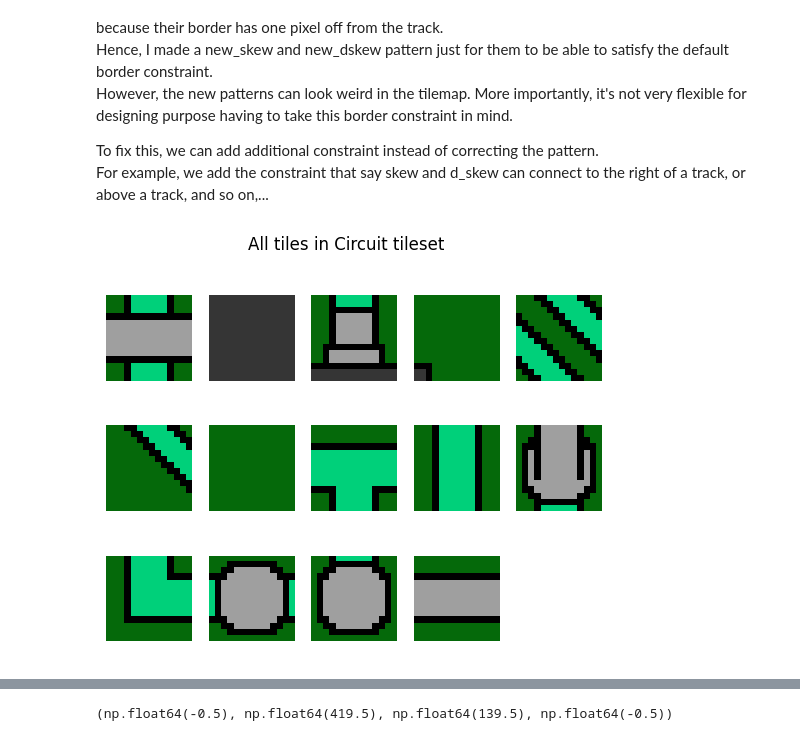
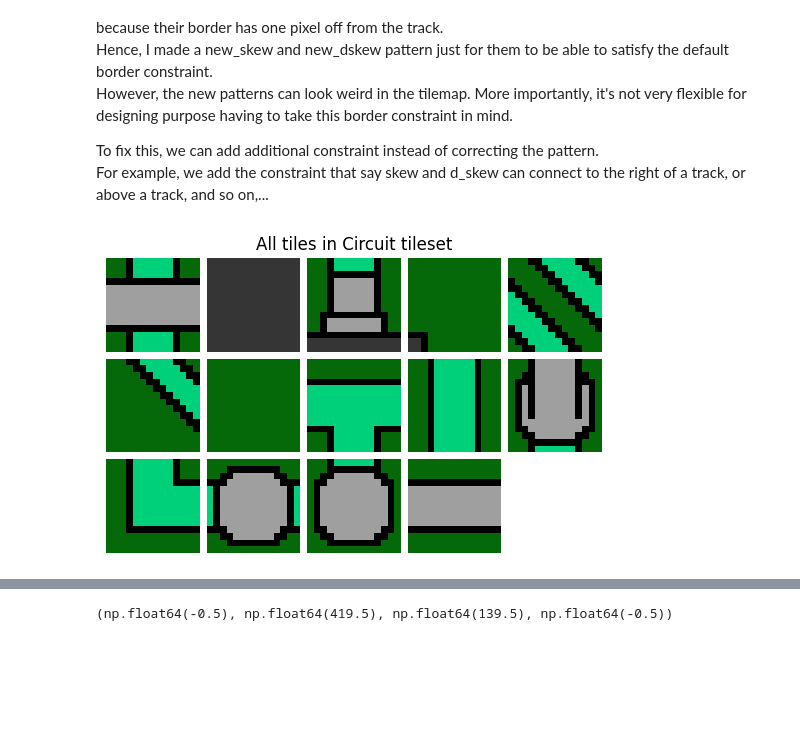
Before and after one commit to Ngoc-Cac/Wave-Function-Collapse, a Jupyter notebook: src/demo.ipynb, the cells around one changed output, grey strips where cells are left out. Saved outputs shown, nothing was run; the diff lists cells and outputs as text; code cells hidden in the pictures; blank space fills up the shorter version.

```diff
--- a/src/demo.ipynb
+++ b/src/demo.ipynb
@@ -81,16 +88,15 @@ For example, we add the constraint that say skew and d_skew can connect to the r
 # %%
 tileset_name = 'Circuit'
 tile_folder = osp.join('..', 'images', 'tilesets', tileset_name)
 patterns = load_patterns(tile_folder, rotate=False)
 
 #removing the new skew pattern
 patterns = patterns[:5] + patterns[7:]
 
-fig, axes = show_tiles(patterns)
-fig.suptitle(f'All tiles in {tileset_name} tileset')
+show_tiles(patterns).set_title(f'All tiles in {tileset_name} tileset', loc='center')
 pass
 # %% [output]
-[figure, old version]
+[figure, new version]
 # %%
 from scipy.ndimage import rotate
 import numpy as np
```
Also changed, not shown: parts of 5 cells of this notebook, 2 other files.
